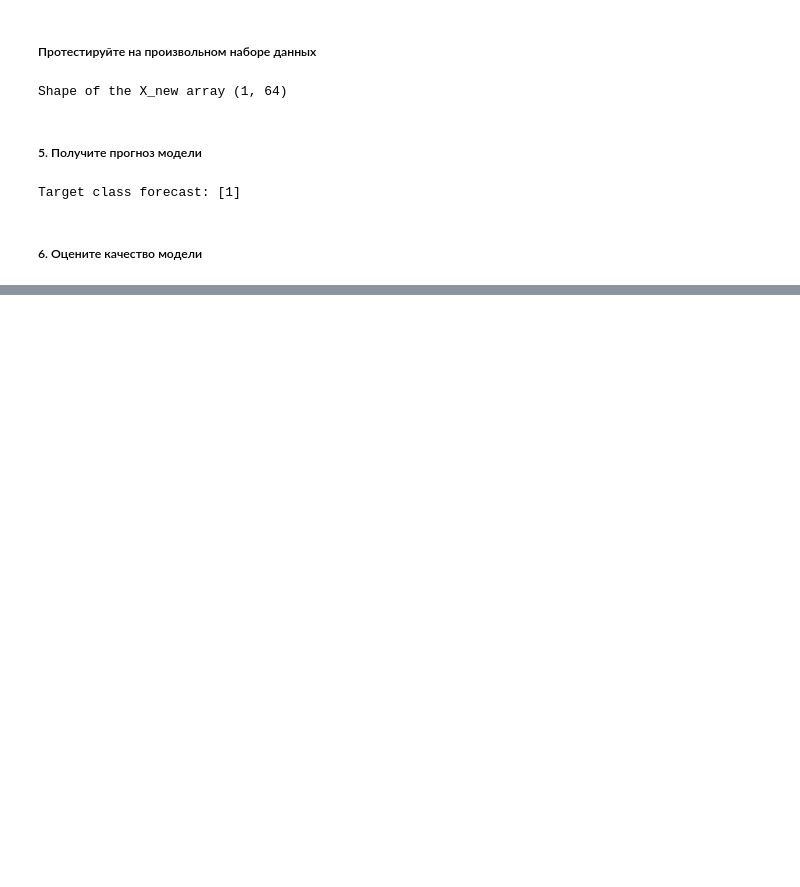
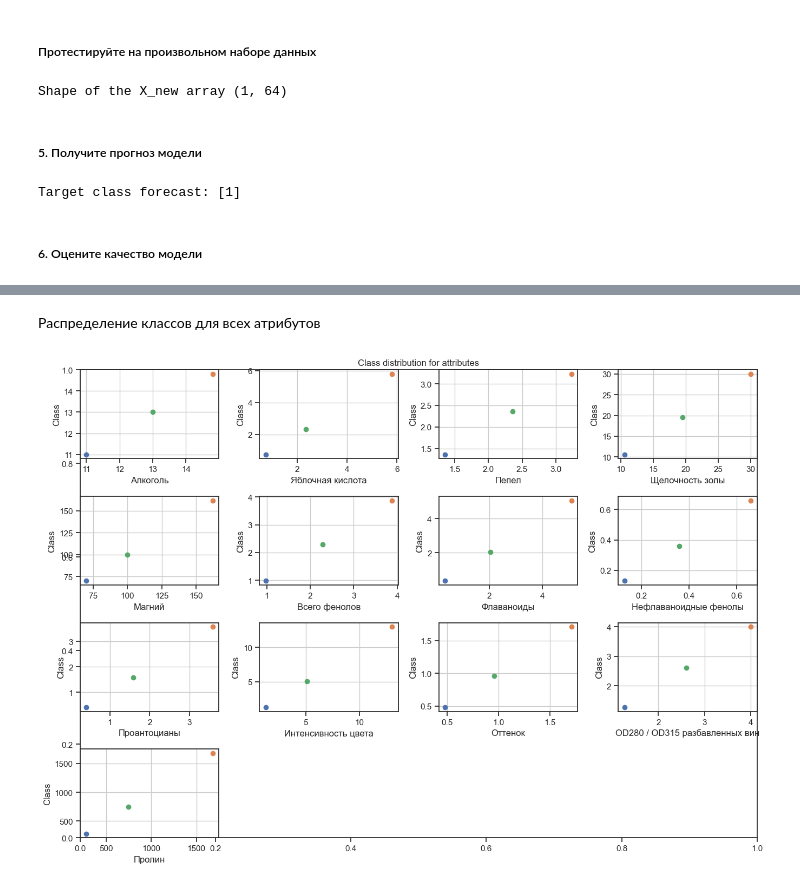
Before and after one commit to ayanasgba/big_data_labs, a Jupyter notebook: labWork4/lab4_Sagynbekova.ipynb, the cells around one changed output, grey strips where cells are left out. Saved outputs shown, nothing was run; the diff lists cells and outputs as text; code cells hidden in the pictures; blank space fills up the shorter version.

```diff
--- a/labWork4/lab4_Sagynbekova.ipynb
+++ b/labWork4/lab4_Sagynbekova.ipynb
@@ -249,0 +456,41 @@ print("Hello")
+# %% [markdown]
+Распределение классов для всех атрибутов
+# %%
+# Sample data for all 13 attributes (you can replace this with your actual data)
+attributes_data = {
+    "Алкоголь": [11.0, 14.8, 13.0, 0.8],
+    "Яблочная кислота": [0.74, 5.80, 2.34, 1.12],
+    "Пепел": [1.36, 3.23, 2.36, 0.27],
+    "Щелочность золы": [10.6, 30.0, 19.5, 3.3],
+    "Магний": [70.0, 162.0, 99.7, 14.3],
+    "Всего фенолов": [0.98, 3.88, 2.29, 0.63],
+    "Флаваноиды": [0.34, 5.08, 2.03, 1.00],
+    "Нефлаваноидные фенолы": [0.13, 0.66, 0.36, 0.12],
+    "Проантоцианы": [0.41, 3.58, 1.59, 0.57],
+    "Интенсивность цвета": [1.3, 13.0, 5.1, 2.3],
+    "Оттенок": [0.48, 1.71, 0.96, 0.23],
+    "OD280 / OD315 разбавленных вин": [1.27, 4.00, 2.61, 0.71],
+    "Пролин": [278, 1680, 746, 315]
+}
+
+classes = ['class_0', 'class_1', 'class_2']
+
+plt.figure(figsize=(14, 10))
+plt.title("Class distribution for attributes")
+
+for i, (attribute, data) in enumerate(attributes_data.items(), 1):
+    plt.subplot(4, 4, i)
+
+    for j in classes:
+        x = [data[i] for i in range(len(classes)) if classes[i] == j]
+        y = [data[i] for i in range(len(classes)) if classes[i] == j]
+        plt.scatter(x, y, label=j)
+
+    plt.xlabel(attribute)
+    plt.ylabel('Class')
+    plt.grid(True)
+
+plt.tight_layout()
+plt.show()
+# %% [output]
+[figure, added]
```
Also changed, not shown: parts of 53 cells of this notebook.
